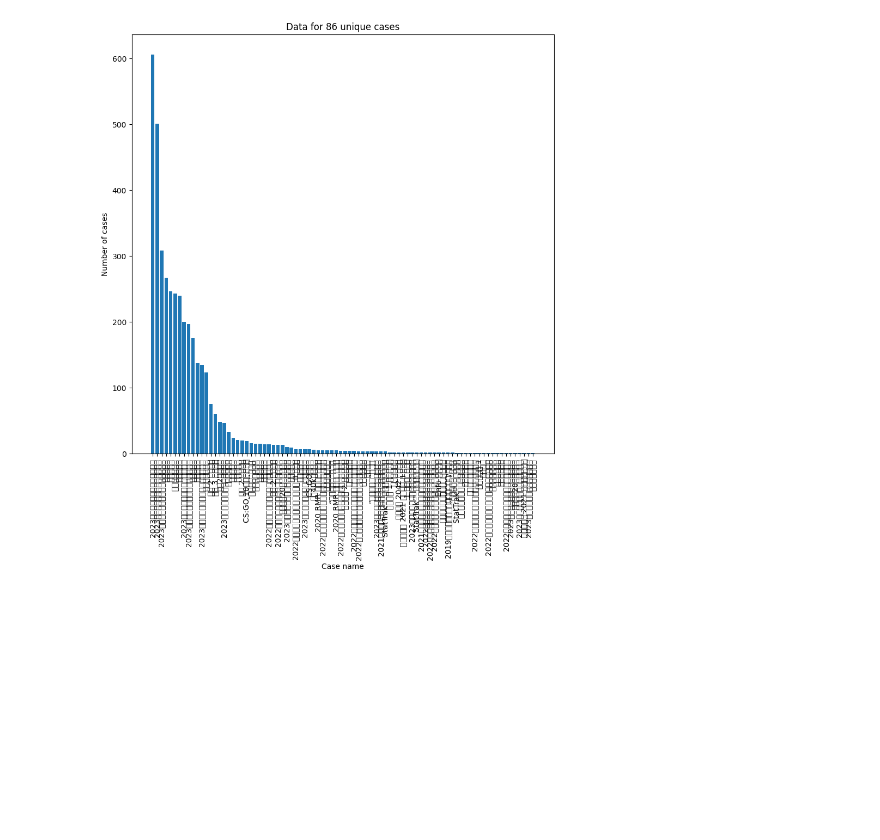
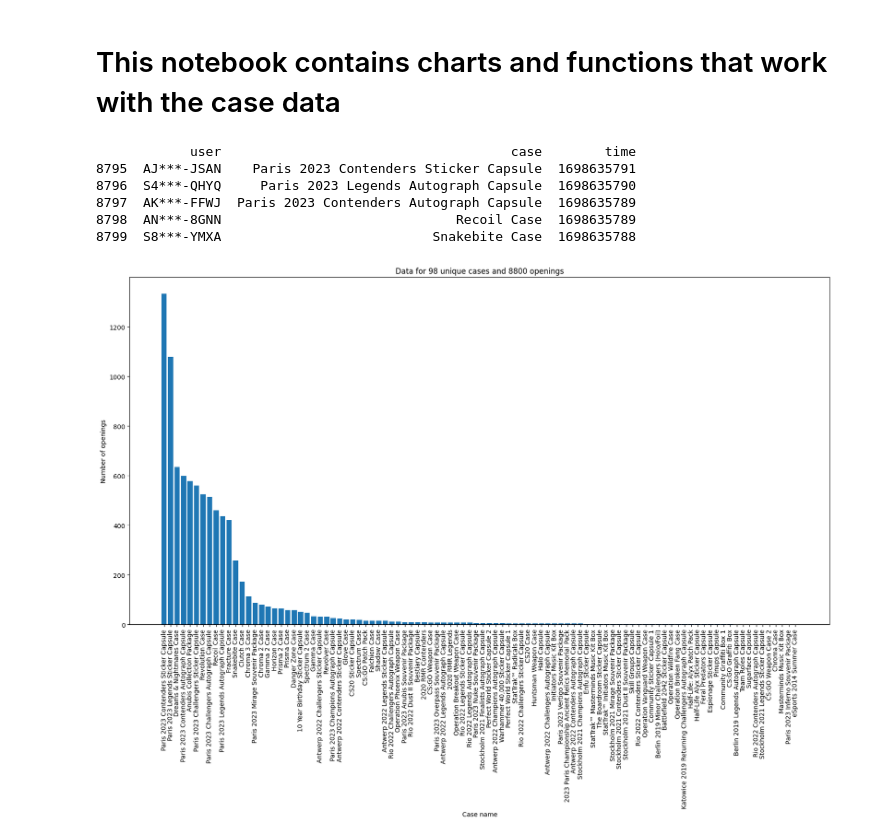
Before and after one commit to ttrk9/CSGO-data, a Jupyter notebook: src/charts.ipynb, the cells around one changed output. Saved outputs shown, nothing was run; the diff lists cells and outputs as text; code cells hidden in the pictures; blank space fills up the shorter version.

Commit message:
added filtering and improved notebook

```diff
--- a/src/charts.ipynb
+++ b/src/charts.ipynb
@@ -1,24 +1,43 @@
+# %% [markdown]
+# This notebook contains charts and functions that work with the case data
+# %%
+"""
+Loads and translates data
+"""
+import matplotlib.pyplot as plt
+import pandas as pd
+import translate as t
+
+# Reads the translated data
+df = pd.read_csv('../main_data.csv')
+df = t.translate(df)
+df.to_csv('translated.csv', index=False)
+print(df.tail())
+# %% [output]
+            user                                     case        time
+8795  AJ***-JSAN    Paris 2023 Contenders Sticker Capsule  1698635791
+8796  S4***-QHYQ     Paris 2023 Legends Autograph Capsule  1698635790
+8797  AK***-FFWJ  Paris 2023 Contenders Autograph Capsule  1698635789
+8798  AN***-8GNN                              Recoil Case  1698635789
+8799  S8***-YMXA                           Snakebite Case  1698635788
 # %%
-import matplotlib.pyplot as plt
-import numpy as np
-import pandas as pd
-
-# Read the data
-df = pd.read_csv('../main_data.csv')
+"""
+Plots the total number of openings for each case.
+"""
 
 # Group data by case name
-df = df.groupby(['case']).size().reset_index(name='count')
-df.sort_values(by=['count'], inplace=True, ascending=False)
-#print(df)
-unique_cases = df.shape[0]
+grouped = df.copy()
+grouped = grouped.groupby(['case']).size().reset_index(name='count')
+grouped.sort_values(by=['count'], inplace=True, ascending=False)
+unique_cases = grouped.shape[0]
 
 # Plot the data
-plt.figure(figsize=(10, 10))
-plt.bar(df['case'], df['count'])
+plt.figure(figsize=(20, 10))
+plt.bar(grouped['case'], grouped['count'])
 plt.xticks(rotation=90)
-plt.title(f"Data for {unique_cases} unique cases")
+plt.title(f"Data for {unique_cases} unique cases and {grouped['count'].sum()} openings")
 plt.xlabel('Case name')
-plt.ylabel('Number of cases')
+plt.ylabel('Number of openings')
 plt.show()
 # %% [output]
-[figure, old version]
+[figure, new version]
```
Also changed, not shown: parts of 1 cell of this notebook.
